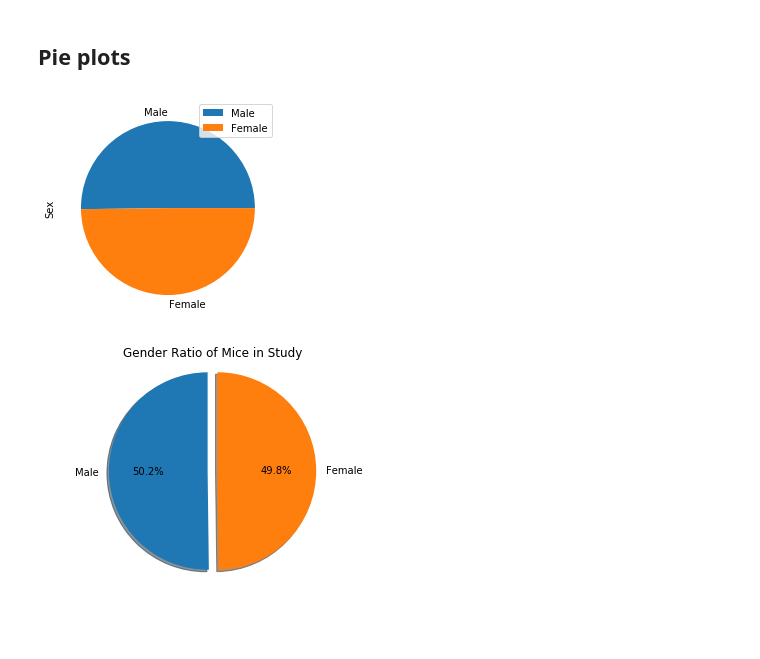
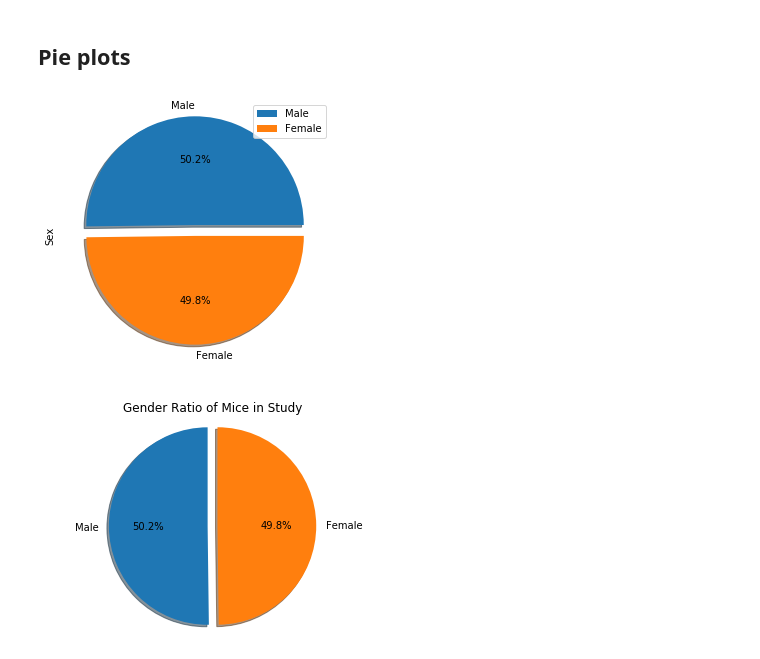
Before and after one commit to TreyWarren/matplotlib-challenge, a Jupyter notebook: pymaceuticals.ipynb, the cells around one changed output. Cells and saved outputs as stored; diff of their text form; code cells hidden in the pictures; blank space fills up the shorter version.

```diff
--- a/pymaceuticals.ipynb
+++ b/pymaceuticals.ipynb
@@ -96,15 +105,18 @@ plt.show()
 # %% [markdown]
 ## Pie plots
 # %%
-# Generate a pie plot showing the distribution of female versus male mice using pandas
+# Using Pandas, generate a pie plot showing the distribution of
+#  female versus male mice
+
 combined_groupedby_ID = combined_df.groupby('Mouse ID')
 combined_groupedby_ID_df = pd.DataFrame(combined_groupedby_ID.max())
 
 gender_counts = combined_groupedby_ID_df.Sex.value_counts()
 gender_counts_df = pd.DataFrame(gender_counts)
 
-gender_counts_df.plot(kind='pie', subplots=True)
+gender_counts_df.plot(kind='pie', figsize=(5,5), subplots=True,
+                      explode=(0.1,0),shadow=True, autopct="%1.1f%%")
 plt.show()
 # %% [output]
-[figure, old version]
+[figure, new version]
 # %%
```
Also changed, not shown: parts of 11 cells of this notebook.
